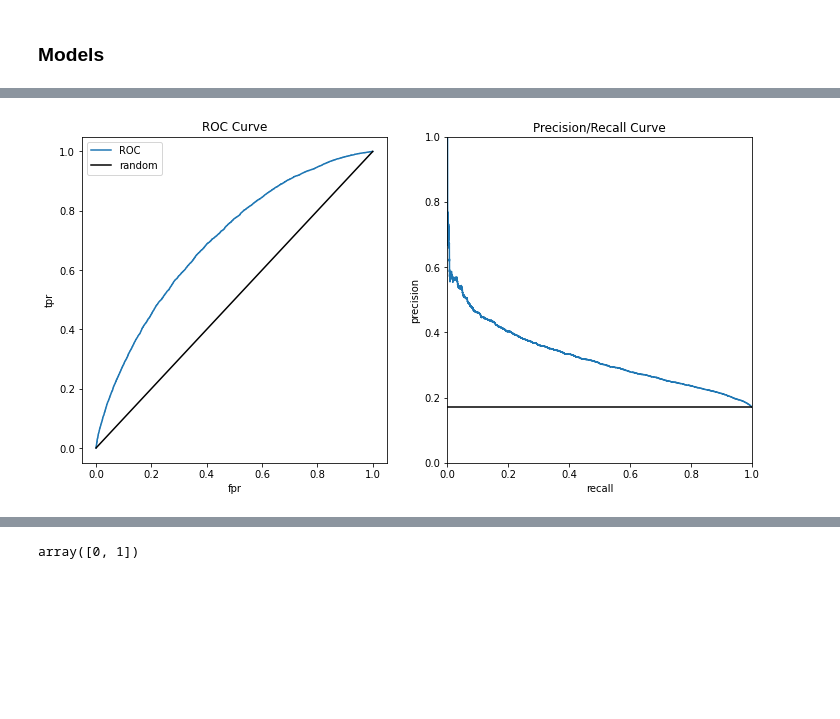
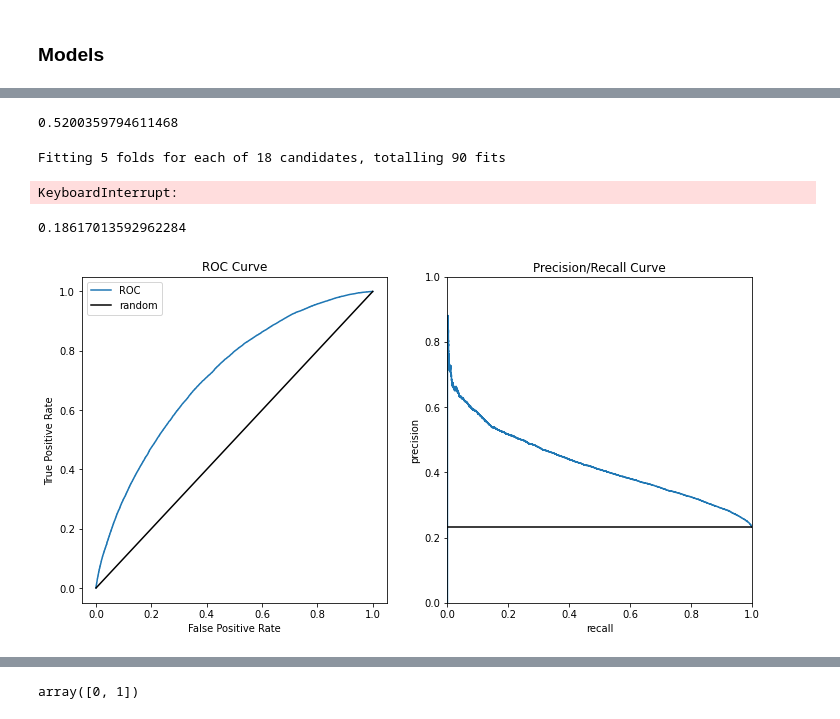
Before and after one commit to vmccready/loan-default-predictor, a Jupyter notebook: exploration2-Copy1.ipynb, the cells around one changed output, grey strips where cells are left out. Drawn from its saved outputs; the diff is of its cells as text; code cells hidden in the pictures; blank space fills up the shorter version.

```diff
--- a/exploration2-Copy1.ipynb
+++ b/exploration2-Copy1.ipynb
@@ -269,3 +263,5 @@ drop
+# %%
+drop.append('addr_state')
 # %% [markdown]
 ### Create X and y variables
 # %%
@@ -279,9 +275,8 @@ importlib.reload(pipeline)
 # Only looking at 36 month loans.
 
 training = pipeline.completed_filter(
-    pipeline.date_filter(datetime.date(2012, 1,1), datetime.date(2016, 1,1),
-    pipeline.term_filter(36,
-    pipeline.create_dummies(data))))
+    pipeline.date_filter(datetime.date(2012, 1,1), datetime.date(2014, 6,1),
+    pipeline.create_dummies(data)))
 # %%
 X_train = pipeline.create_X(training, drop)
 y_train = pipeline.create_y(training)
@@ -295,9 +300,8 @@ X_train.shape
 # Holdout data will be later data that has completed 36 month loans.
 
 test = pipeline.completed_filter(
-    pipeline.date_filter(datetime.date(2016, 1,1), datetime.date(2017, 4,1),
-    pipeline.term_filter(36,
-    pipeline.create_dummies(data))))
+    pipeline.date_filter(datetime.date(2014, 6,1), datetime.date(2015, 1,1),
+    pipeline.create_dummies(data)))
 # %%
 X_test = pipeline.create_X(test, drop)
 y_test = pipeline.create_y(test)
@@ -357,0 +364,4 @@ roc_auc_score(y_test, rf_model.predict(X_test))
+# %%
+roc_auc_score(y_test, gb_model.predict(X_test))
+# %% [output]
+0.5200359794611468
@@ -358,3 +371,33 @@ roc_auc_score(y_test, rf_model.predict(X_test))
+# %%
+gradient_boosting_grid = {'learning_rate': [ 0.1],
+                          'max_depth': [2, 4, 6],
+                          'min_samples_leaf': [1, 2, 5],
+                          'max_features': [1.0, 0.3],
+                          'n_estimators': [100],
+                          'random_state': [1]}
+
+model_gridsearch = GridSearchCV(GradientBoostingClassifier(),
+                                gradient_boosting_grid,
+                                n_jobs=-1,
+                                verbose=True,
+                                scoring=roc_auc_score)
+model_gridsearch.fit(X_train, y_train)
+best_params = model_gridsearch.best_params_
+model_best = model_gridsearch.best_estimator_
+print("\nResult of gridsearch:")
+print("{0:<20s} | {1:<8s} | {2}".format("Parameter", "Optimal", "Gridsearch values"))
+print("-" * 55)
+for param, vals in parameter_grid.items():
+    print("{0:<20s} | {1:<8s} | {2}".format(str(param),
+                                            str(best_params[param]),
+                                            str(vals)))
+# %% [output]
+Fitting 5 folds for each of 18 candidates, totalling 90 fits
+KeyboardInterrupt:
+# %%
+y_test.sum()/y_test.shape[0]
+# %% [output]
+0.18617013592962284
 # %%
 def calculate_threshold_values(prob, y):
     '''
@@ -381,8 +424,8 @@ def calculate_threshold_values(prob, y):
 def plot_roc(ax, df):
     ax.plot([1]+list(df.fpr), [1]+list(df.tpr), label="ROC")
     ax.plot([0,1],[0,1], 'k', label="random")
-    ax.set_xlabel('fpr')
-    ax.set_ylabel('tpr')
+    ax.set_xlabel('False Positive Rate')
+    ax.set_ylabel('True Positive Rate')
     ax.set_title('ROC Curve')
     ax.legend()
 
@@ -397,8 +440,8 @@ def plot_precision_recall(ax, df):
     ax.set_ylim(bottom=0,top=1)
 # %%
 fig, (ax0, ax1) = plt.subplots(1,2, figsize=(12,6))
-df = calculate_threshold_values(rf_model.predict_proba(X_test)[:,1], y_test)
+df = calculate_threshold_values(gb_model.predict_proba(X_test)[:,1], y_test)
 plot_roc(ax0, df)
 plot_precision_recall(ax1, df)
 # %% [output]
-[figure, old version]
+[figure, new version]
```
Also changed, not shown: parts of 85 cells of this notebook, 5 other files.
